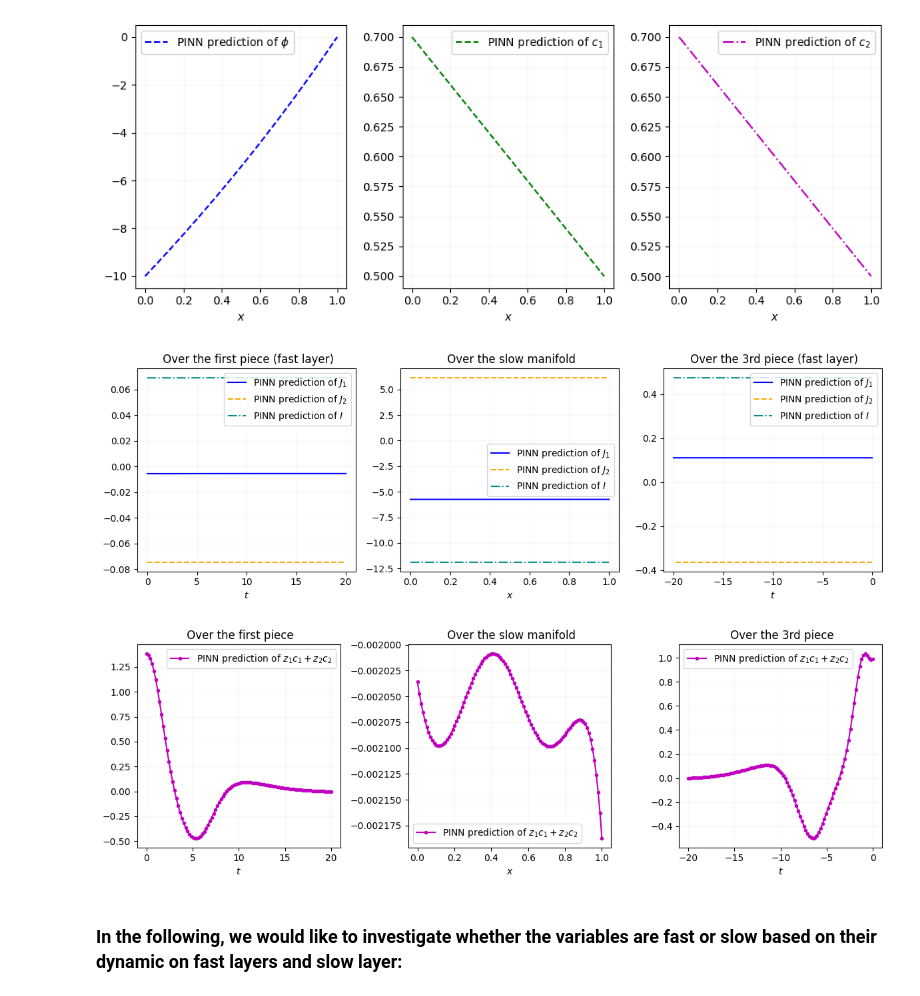
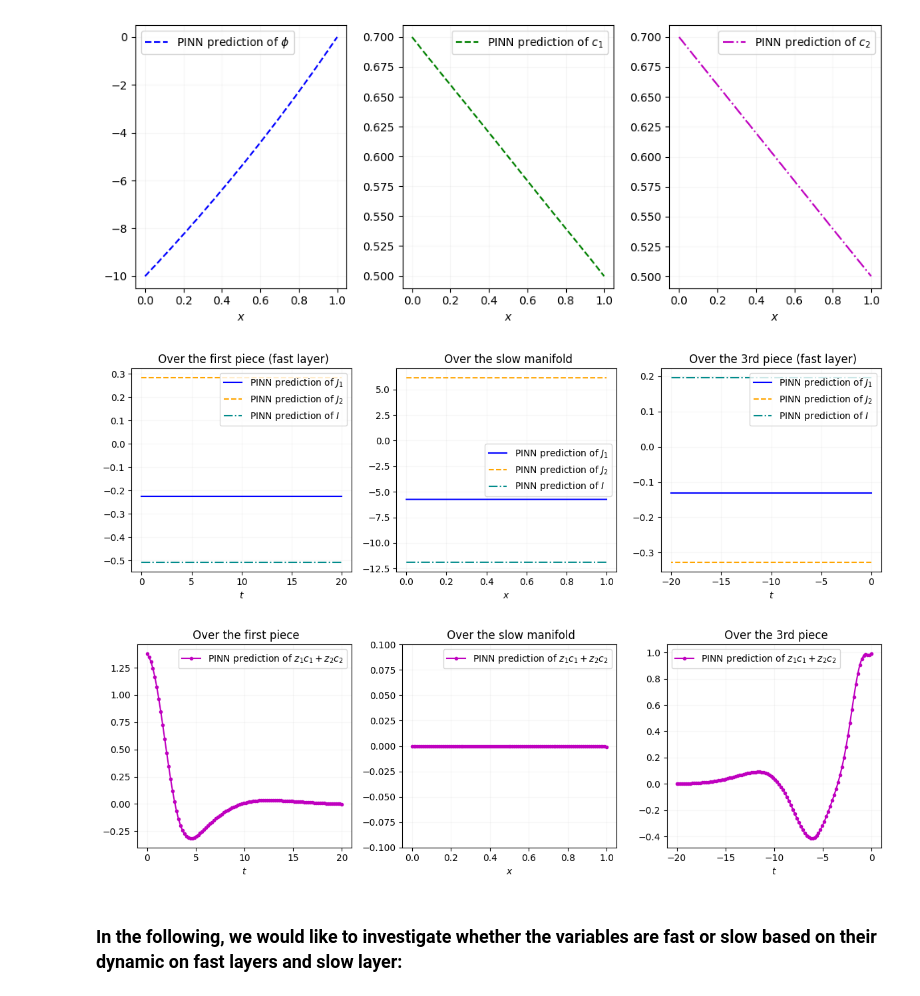
Before and after one commit to Hamid-Mofidi/PINNs_on_Multiple_timescale_dynamics, a Jupyter notebook: PINNs_PNP/PINNs_PNP_8(J_free)V-.ipynb, the cells around one changed output. Drawn from its saved outputs; the diff is of its cells as text; code cells hidden in the pictures.

```diff
--- a/PINNs_PNP/PINNs_PNP_8(J_free)V-.ipynb
+++ b/PINNs_PNP/PINNs_PNP_8(J_free)V-.ipynb
@@ -307,7 +307,7 @@ if __name__=='__main__':
                                  list(model_slow.parameters()) +\
                                  list(model_fast2.parameters()), lr=1e-3)
     loss_values = []
-    epoch_num = 100000
+    epoch_num = 50000
 
     #xf2_end, yf2_end =  np.random.uniform(1, 2) , np.random.uniform(-1, 0) #-1, 2 #
 
@@ -521,37 +516,37 @@ plt.grid(True, alpha=0.1)
 plt.tight_layout()
 plt.show()
 # %% [output]
-[figure, old version]
+[figure, new version]
 # %%
 plt.figure(figsize=(12, 4))
 
 plt.subplot(1, 3, 1)
 plt.plot(t, z1 * c1_pred_fast + z2 * c2_pred_fast, 'm.-', label='PINN prediction of $z_1 c_1+ z_2  c_2$')
 plt.xlabel('$t$')
 plt.title(' Over the first piece')
 plt.grid(True, alpha=0.1)
 plt.legend()
 
 zc_slow_init = z1 * c1_pred_fast[-1] + z2 * c2_pred_fast[-1]
 plt.subplot(1, 3, 2)
 plt.plot(tau, z1 * c1_pred_slow + z2 * c2_pred_slow + zc_slow_init, 'm.-', label='PINN prediction of $z_1 c_1+ z_2  c_2$')
 plt.xlabel('$x$')
-#plt.ylabel('$z_1 c_1+ z_2  c_2$')
+plt.ylim(-0.1,0.1)
 plt.title(' Over the slow manifold')
 plt.grid(True, alpha=0.1)
 plt.legend()
 
 plt.subplot(1, 3, 3)
 plt.plot(t2, z1 * c1_pred_fast2 + z2 * c2_pred_fast2 , 'm.-', label='PINN prediction of $z_1 c_1+ z_2  c_2$')
 plt.xlabel('$t$')
 plt.title(' Over the 3rd piece')
 plt.legend()
 
 plt.grid(True, alpha=0.1)
 plt.tight_layout()
 plt.show()
 # %% [output]
-[figure, old version]
+[figure, new version]
 # %% [markdown]
 ### In the following, we would like to investigate whether the variables are fast or slow based on their dynamic on fast layers and slow layer:
 # %%
```
Also changed, not shown: parts of 8 cells of this notebook.
